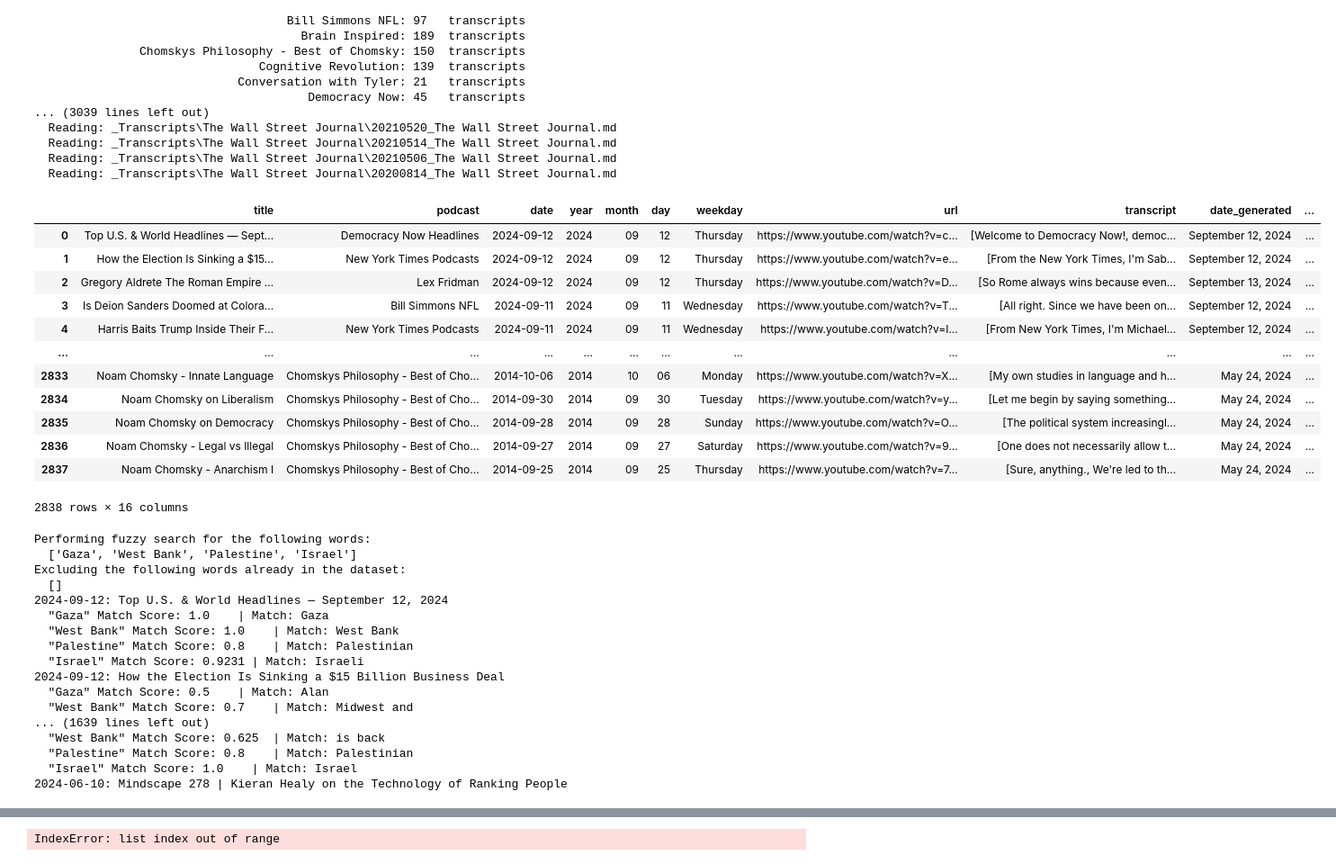
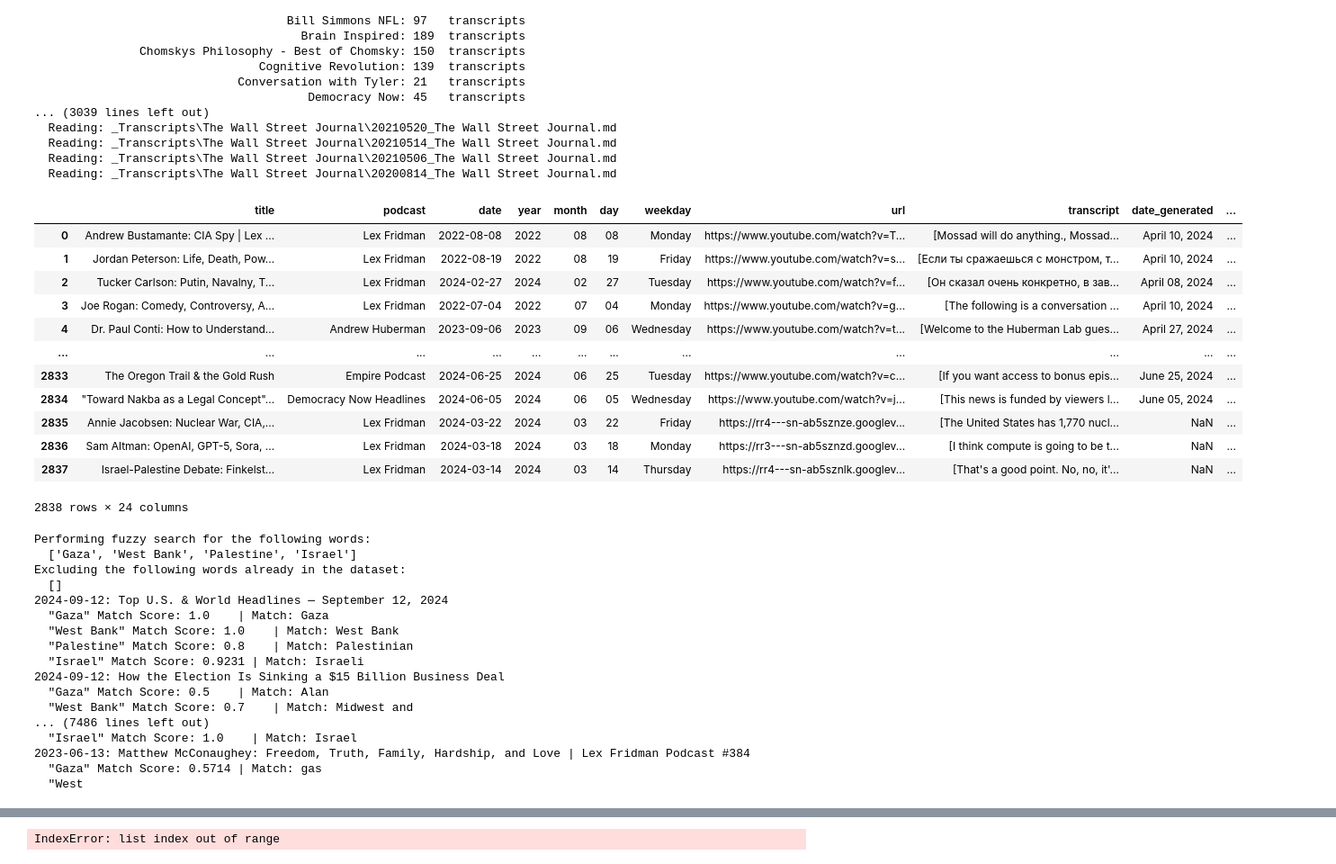
Before and after one commit to rahim-hashim/video_transcripts, a Jupyter notebook: transcript_analysis.ipynb, the cells around one changed output, grey strips where cells are left out. Shown at 90% size. Drawn from its saved outputs; the diff is of its cells as text; code cells hidden in the pictures.

Commit message:
Transcription Update

```diff
--- a/transcript_analysis.ipynb
+++ b/transcript_analysis.ipynb
@@ -272,23 +272,23 @@ All Podcasts:
 # %%
 # reverse the order of the x-axis
 # show all columns
 pd.set_option('display.max_columns', None)
-transcript_df = transcript_df.sort_values(by='date', ascending=False, ignore_index=True)
+transcript_df = transcript_df.sort_values(by='video_views', ascending=False, ignore_index=True)
 transcript_df
 # %% [output]
 |  | title | podcast | date | year | month | day | weekday | url | transcript | date_generated | ... |
-| 0 | Top U.S. & World Headlines — Sept... | Democracy Now Headlines | 2024-09-12 | 2024 | 09 | 12 | Thursday | https://www.youtube.com/watch?v=c... | [Welcome to Democracy Now!, democ... | September 12, 2024 | ... |
-| 1 | How the Election Is Sinking a $15... | New York Times Podcasts | 2024-09-12 | 2024 | 09 | 12 | Thursday | https://www.youtube.com/watch?v=e... | [From the New York Times, I'm Sab... | September 12, 2024 | ... |
-| 2 | Gregory Aldrete The Roman Empire ... | Lex Fridman | 2024-09-12 | 2024 | 09 | 12 | Thursday | https://www.youtube.com/watch?v=D... | [So Rome always wins because even... | September 13, 2024 | ... |
-| 3 | Is Deion Sanders Doomed at Colora... | Bill Simmons NFL | 2024-09-11 | 2024 | 09 | 11 | Wednesday | https://www.youtube.com/watch?v=T... | [All right. Since we have been on... | September 12, 2024 | ... |
-| 4 | Harris Baits Trump Inside Their F... | New York Times Podcasts | 2024-09-11 | 2024 | 09 | 11 | Wednesday | https://www.youtube.com/watch?v=I... | [From New York Times, I'm Michael... | September 12, 2024 | ... |
+| 0 | Andrew Bustamante: CIA Spy | Lex ... | Lex Fridman | 2022-08-08 | 2022 | 08 | 08 | Monday | https://www.youtube.com/watch?v=T... | [Mossad will do anything., Mossad... | April 10, 2024 | ... |
+| 1 | Jordan Peterson: Life, Death, Pow... | Lex Fridman | 2022-08-19 | 2022 | 08 | 19 | Friday | https://www.youtube.com/watch?v=s... | [Если ты сражаешься с монстром, т... | April 10, 2024 | ... |
+| 2 | Tucker Carlson: Putin, Navalny, T... | Lex Fridman | 2024-02-27 | 2024 | 02 | 27 | Tuesday | https://www.youtube.com/watch?v=f... | [Он сказал очень конкретно, в зав... | April 08, 2024 | ... |
+| 3 | Joe Rogan: Comedy, Controversy, A... | Lex Fridman | 2022-07-04 | 2022 | 07 | 04 | Monday | https://www.youtube.com/watch?v=g... | [The following is a conversation ... | April 10, 2024 | ... |
+| 4 | Dr. Paul Conti: How to Understand... | Andrew Huberman | 2023-09-06 | 2023 | 09 | 06 | Wednesday | https://www.youtube.com/watch?v=t... | [Welcome to the Huberman Lab gues... | April 27, 2024 | ... |
 | ... | ... | ... | ... | ... | ... | ... | ... | ... | ... | ... | ... |
-| 2833 | Noam Chomsky - Innate Language | Chomskys Philosophy - Best of Cho... | 2014-10-06 | 2014 | 10 | 06 | Monday | https://www.youtube.com/watch?v=X... | [My own studies in language and h... | May 24, 2024 | ... |
-| 2834 | Noam Chomsky on Liberalism | Chomskys Philosophy - Best of Cho... | 2014-09-30 | 2014 | 09 | 30 | Tuesday | https://www.youtube.com/watch?v=y... | [Let me begin by saying something... | May 24, 2024 | ... |
-| 2835 | Noam Chomsky on Democracy | Chomskys Philosophy - Best of Cho... | 2014-09-28 | 2014 | 09 | 28 | Sunday | https://www.youtube.com/watch?v=O... | [The political system increasingl... | May 24, 2024 | ... |
-| 2836 | Noam Chomsky - Legal vs Illegal | Chomskys Philosophy - Best of Cho... | 2014-09-27 | 2014 | 09 | 27 | Saturday | https://www.youtube.com/watch?v=9... | [One does not necessarily allow t... | May 24, 2024 | ... |
-| 2837 | Noam Chomsky - Anarchism I | Chomskys Philosophy - Best of Cho... | 2014-09-25 | 2014 | 09 | 25 | Thursday | https://www.youtube.com/watch?v=7... | [Sure, anything., We're led to th... | May 24, 2024 | ... |
+| 2833 | The Oregon Trail & the Gold Rush | Empire Podcast | 2024-06-25 | 2024 | 06 | 25 | Tuesday | https://www.youtube.com/watch?v=c... | [If you want access to bonus epis... | June 25, 2024 | ... |
+| 2834 | "Toward Nakba as a Legal Concept"... | Democracy Now Headlines | 2024-06-05 | 2024 | 06 | 05 | Wednesday | https://www.youtube.com/watch?v=j... | [This news is funded by viewers l... | June 05, 2024 | ... |
+| 2835 | Annie Jacobsen: Nuclear War, CIA,... | Lex Fridman | 2024-03-22 | 2024 | 03 | 22 | Friday | https://rr4---sn-ab5sznze.googlev... | [The United States has 1,770 nucl... | NaN | ... |
+| 2836 | Sam Altman: OpenAI, GPT-5, Sora, ... | Lex Fridman | 2024-03-18 | 2024 | 03 | 18 | Monday | https://rr3---sn-ab5sznzd.googlev... | [I think compute is going to be t... | NaN | ... |
+| 2837 | Israel-Palestine Debate: Finkelst... | Lex Fridman | 2024-03-14 | 2024 | 03 | 14 | Thursday | https://rr4---sn-ab5sznlk.googlev... | [That's a good point. No, no, it'... | NaN | ... |
-2838 rows × 16 columns
+2838 rows × 24 columns
 # %%
 # perform fuzzy match for all words in target_word_list
 target_word_list = ['Gaza', 'West Bank', 'Palestine', 'Israel']
@@ -307,11 +307,11 @@ Excluding the following words already in the dataset:
 2024-09-12: How the Election Is Sinking a $15 Billion Business Deal
   "Gaza" Match Score: 0.5    | Match: Alan
   "West Bank" Match Score: 0.7    | Match: Midwest and
-... (1639 lines left out)
-  "West Bank" Match Score: 0.625  | Match: is back
-  "Palestine" Match Score: 0.8    | Match: Palestinian
+... (7486 lines left out)
   "Israel" Match Score: 1.0    | Match: Israel
-2024-06-10: Mindscape 278 | Kieran Healy on the Technology of Ranking People
+2023-06-13: Matthew McConaughey: Freedom, Truth, Family, Hardship, and Love | Lex Fridman Podcast #384
+  "Gaza" Match Score: 0.5714 | Match: gas
+  "West
 # %%
 topic_df.head(50)
 # %% [output]
```
Also changed, not shown: parts of 2 cells of this notebook, 3 other files.
